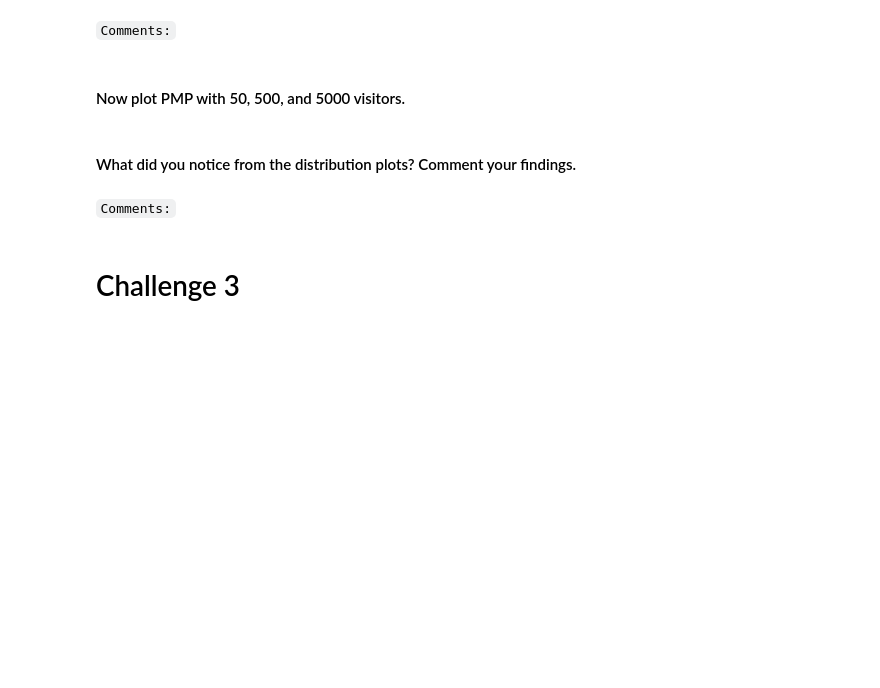
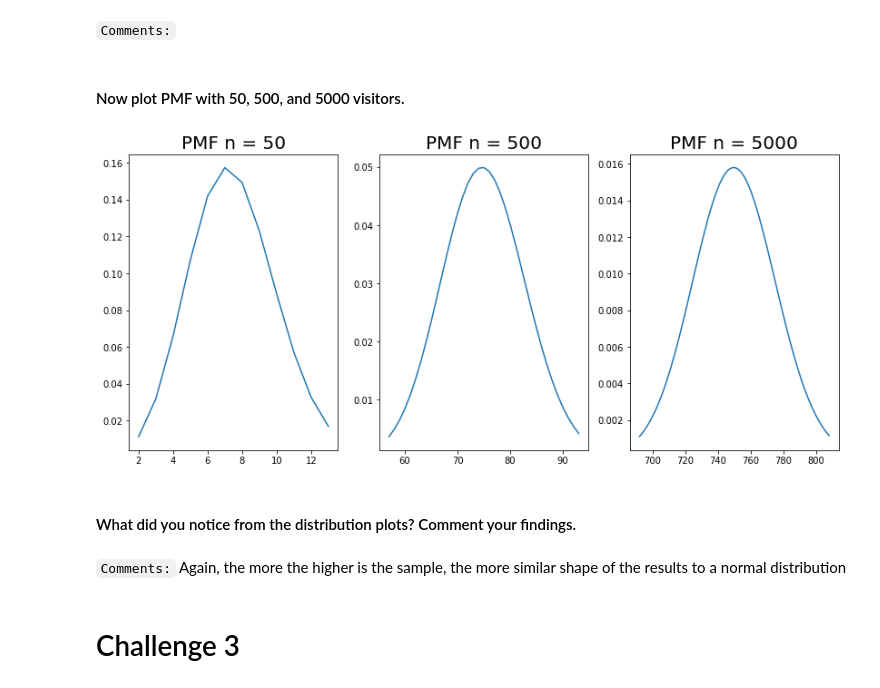
Before and after one commit to ta-datapt-bcn/lab-cont-probability-distribution, a Jupyter notebook: your_code/bonus.ipynb, the cells around one changed output. Saved outputs shown, nothing was run; the diff lists cells and outputs as text; code cells hidden in the pictures; blank space fills up the shorter version.

```diff
--- a/your_code/bonus.ipynb
+++ b/your_code/bonus.ipynb
@@ -84,4 +106,4 @@ Use matplotlib subplots to plot a histogram of each sample.
 # %% [markdown]
 `Comments:`
 # %% [markdown]
-#### Now plot PMP with 50, 500, and 5000 visitors.
+#### Now plot PMF with 50, 500, and 5000 visitors.
@@ -97,7 +110,30 @@ Use matplotlib subplots to plot a histogram of each sample.
+# %%
+# Create figure and axes
+
+fig, ax = plt.subplots(1, 3 ,figsize=(14,6))
+
+# Variables
+
+p = 0.15
+ns = [50,500,5000]
+
+xs = [np.arange(stats.binom.ppf(0.01, n, p),stats.binom.ppf(0.99, n, p)) for n in ns]
+
+
+# Plot each PMF
+# For visualization reasons, the next discrete distributions are represented using continuous lines
+
+for i in range(len(xs)):
+    ax[i].plot(xs[i], stats.binom.pmf(xs[i], ns[i], p), ms=2, label='binom pmf')
+    ax[i].set_title(f"PMF n = {ns[i]}", fontsize=20, fontweight=300,ha='center')
+plt.show()
+# %% [output]
+[figure, added]
 # %% [markdown]
 #### What did you notice from the distribution plots? Comment your findings.
-# %% [markdown]
-`Comments:`
+# %% [markdown]
+`Comments:`
+Again, the more the higher is the sample, the more similar shape of the results to a normal distribution
 # %% [markdown]
 # Challenge 3
 # %% [markdown]
```
Also changed, not shown: parts of 41 cells of this notebook, 2 other files.
